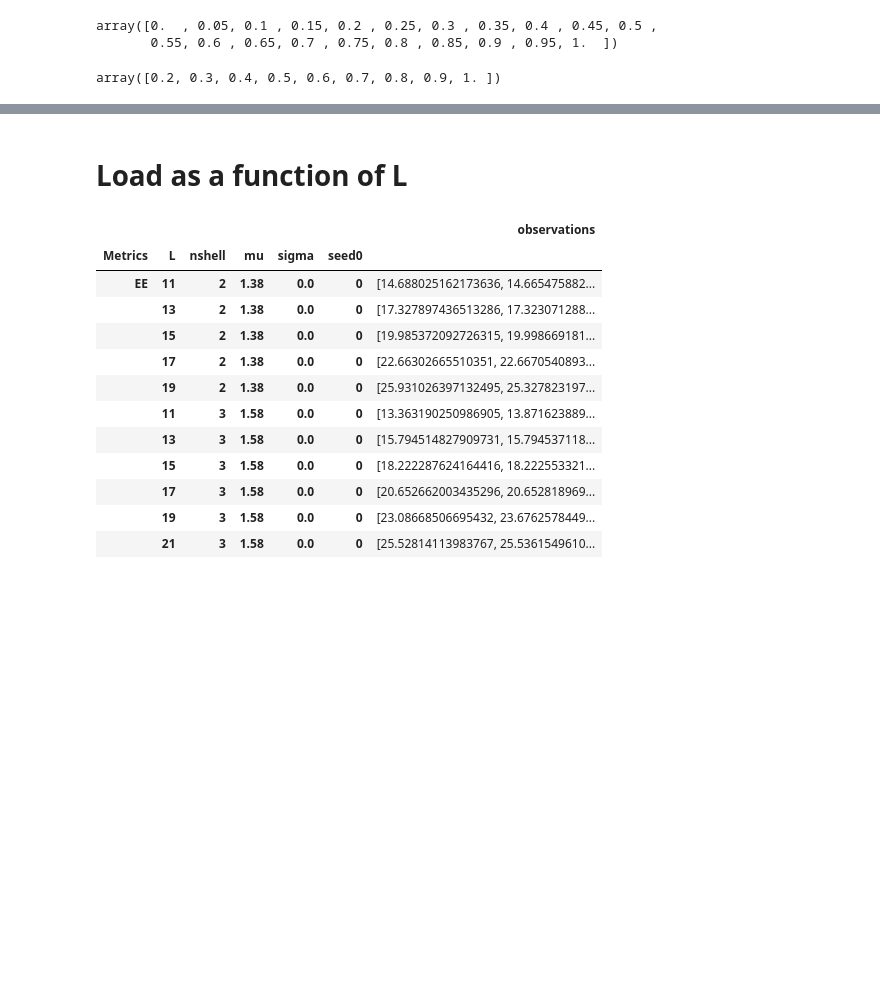
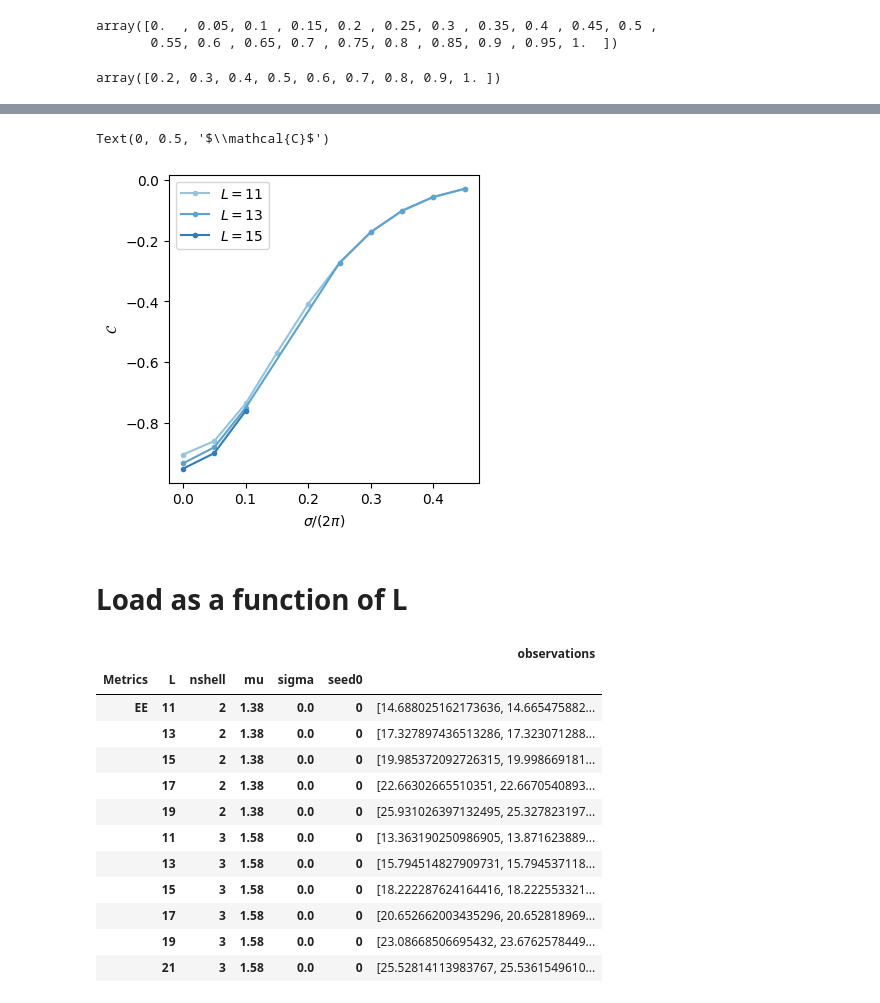
Before and after one commit to hainingpan/GTN, a Jupyter notebook: plot_pytorch.ipynb, the cells around one changed output, grey strips where cells are left out. Drawn from its saved outputs; the diff is of its cells as text; code cells hidden in the pictures; blank space fills up the shorter version.

```diff
--- a/plot_pytorch.ipynb
+++ b/plot_pytorch.ipynb
@@ -442,0 +445,26 @@ array([0.2, 0.3, 0.4, 0.5, 0.6, 0.7, 0.8, 0.9, 1. ])
+# %%
+L_list=range(11,21,2)
+params_list=[
+# ({'es':'50','nshell':2,'mu':1},{'L':L_list,'sigma':np.round(np.unique(np.hstack([np.linspace(0,0.1,21), np.linspace(0,1,11)[2:]])),3)}),
+# ({'es':'50','nshell':2,'mu':1},{'L':L_list,'sigma':np.linspace(0,1,21)}),
+({'es':'300','nshell':2,'mu':1},{'L':L_list,'sigma':np.linspace(0,1,21)}),
+]
+data_3_dict={'fn':set(),}
+for fixed_params,vary_params in params_list:
+    data_3_dict=generate_params(
+        fixed_params=fixed_params,
+        vary_params=vary_params,
+        # fn_template='class_A_2D_L{L}_nshell{nshell}_mu{mu:.2f}_sigma{sigma:.3f}_es{es}_seed0_SE.pt',
+        fn_template='class_A_2D_L{L}_nshell{nshell}_mu{mu:.2f}_sigma{sigma:.3f}_es{es}_seed0_Chern_ave.pt',
+        fn_dir_template='.',
+        input_params_template='',
+        load_data=load_torch_pt,
+        filename=None,
+        filelist=None,
+        load=True,
+        data_dict=data_3_dict,
+        data_dict_file=None,
+    )
+
+
+df_3=convert_pd(data_3_dict,names=['Metrics','L','nshell','mu','sigma','seed0'])
@@ -443,3 +492,21 @@ array([0.2, 0.3, 0.4, 0.5, 0.6, 0.7, 0.8, 0.9, 1. ])
+# %%
+fig,ax=plt.subplots(figsize=(4,4))
+L=11
+nshell=2
+color_list = iter(plt.cm.Blues(np.linspace(0.4,1,len(L_list))))
+for L in L_list[:-2]:
+    data=(df_3['observations'].xs('Chern',level='Metrics').xs(nshell,level='nshell').xs(L,level='L').xs(0,level='seed0').xs(1,level='mu'))
+    sigma_list = data.index
+    ax.errorbar(sigma_list,data,label=f'$L={L}$',capsize=3,color=next(color_list),fmt='.-')
+ax.legend()
+# ax.set_xlim([0.2,0.45])
+# ax.set_ylim([-0.8,-0.45])
+
+ax.set_xlabel('$\sigma/(2\pi)$')
+ax.set_ylabel('$\mathcal{C}$')
+# %% [output]
+Text(0, 0.5, '$\\mathcal{C}$')
+[figure, added]
 # %% [markdown]
 # Load as a function of L
 # %%
```
Also changed, not shown: parts of 2 cells of this notebook.
